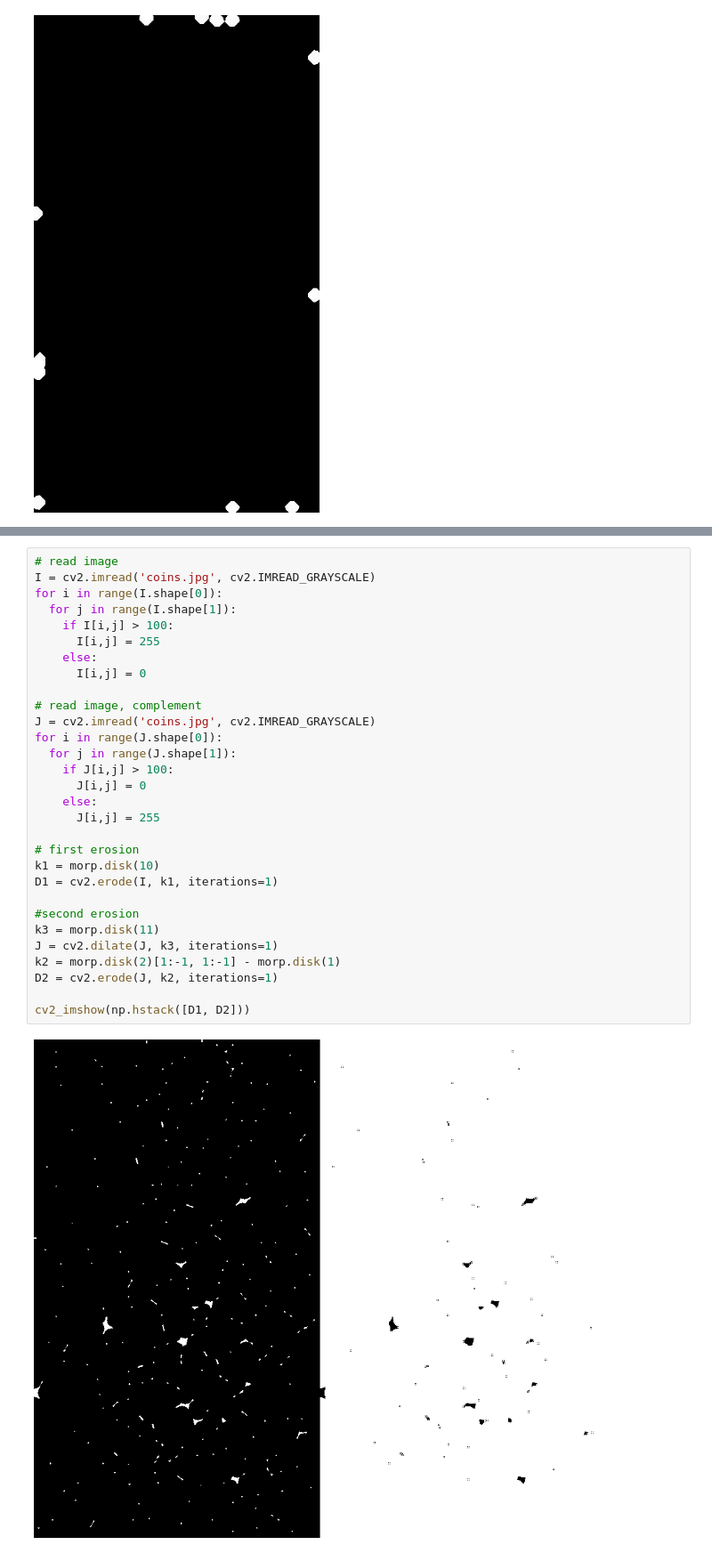
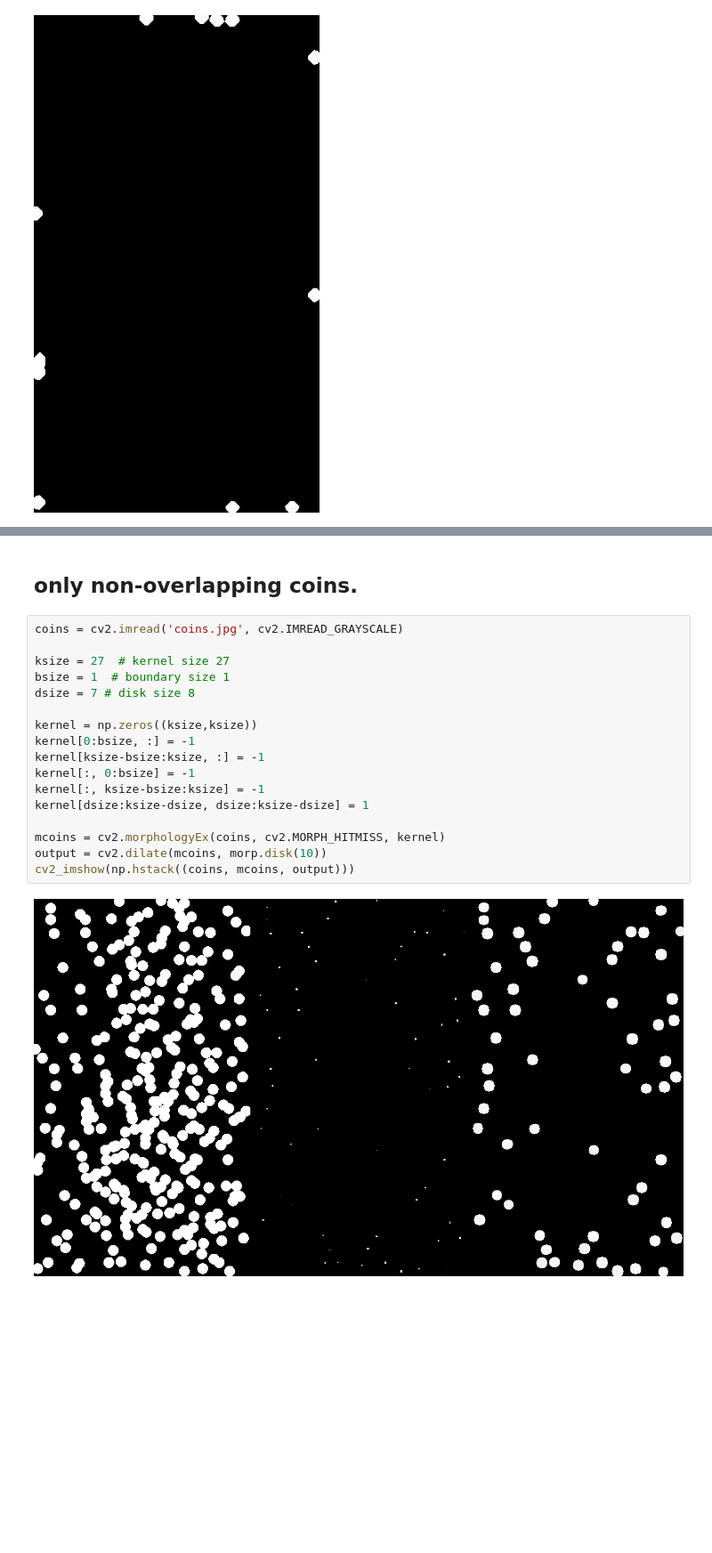
Before and after one commit to aryamaanjain/cvit_workshop, a Jupyter notebook: day_3/cvit_summer_workshop_28may2020_1.ipynb, the cells around one changed output, grey strips where cells are left out. Shown: that part at 89% size. Drawn from its saved outputs; the diff is of its cells as text; blank space fills up the shorter version.

```diff
--- a/day_3/cvit_summer_workshop_28may2020_1.ipynb
+++ b/day_3/cvit_summer_workshop_28may2020_1.ipynb
@@ -99,32 +41,21 @@ cv2_imshow(D)
-# %%
-# read image
-I = cv2.imread('coins.jpg', cv2.IMREAD_GRAYSCALE)
-for i in range(I.shape[0]):
-  for j in range(I.shape[1]):
-    if I[i,j] > 100:
-      I[i,j] = 255
-    else:
-      I[i,j] = 0
-
-# read image, complement
-J = cv2.imread('coins.jpg', cv2.IMREAD_GRAYSCALE)
-for i in range(J.shape[0]):
-  for j in range(J.shape[1]):
-    if J[i,j] > 100:
-      J[i,j] = 0
-    else:
-      J[i,j] = 255
-
-# first erosion
-k1 = morp.disk(10)
-D1 = cv2.erode(I, k1, iterations=1)
-
-#second erosion
-k3 = morp.disk(11)
-J = cv2.dilate(J, k3, iterations=1)
-k2 = morp.disk(2)[1:-1, 1:-1] - morp.disk(1)
-D2 = cv2.erode(J, k2, iterations=1)
-
-cv2_imshow(np.hstack([D1, D2]))
-# %% [output]
-[figure, removed]
+# %% [markdown]
+## only non-overlapping coins.
+# %%
+coins = cv2.imread('coins.jpg', cv2.IMREAD_GRAYSCALE)
+
+ksize = 27  # kernel size 27
+bsize = 1  # boundary size 1
+dsize = 7 # disk size 8
+
+kernel = np.zeros((ksize,ksize))
+kernel[0:bsize, :] = -1
+kernel[ksize-bsize:ksize, :] = -1
+kernel[:, 0:bsize] = -1
+kernel[:, ksize-bsize:ksize] = -1
+kernel[dsize:ksize-dsize, dsize:ksize-dsize] = 1
+
+mcoins = cv2.morphologyEx(coins, cv2.MORPH_HITMISS, kernel)
+output = cv2.dilate(mcoins, morp.disk(10))
+cv2_imshow(np.hstack((coins, mcoins, output)))
+# %% [output]
+[figure, added]
```
Also changed, not shown: parts of 6 cells of this notebook.
